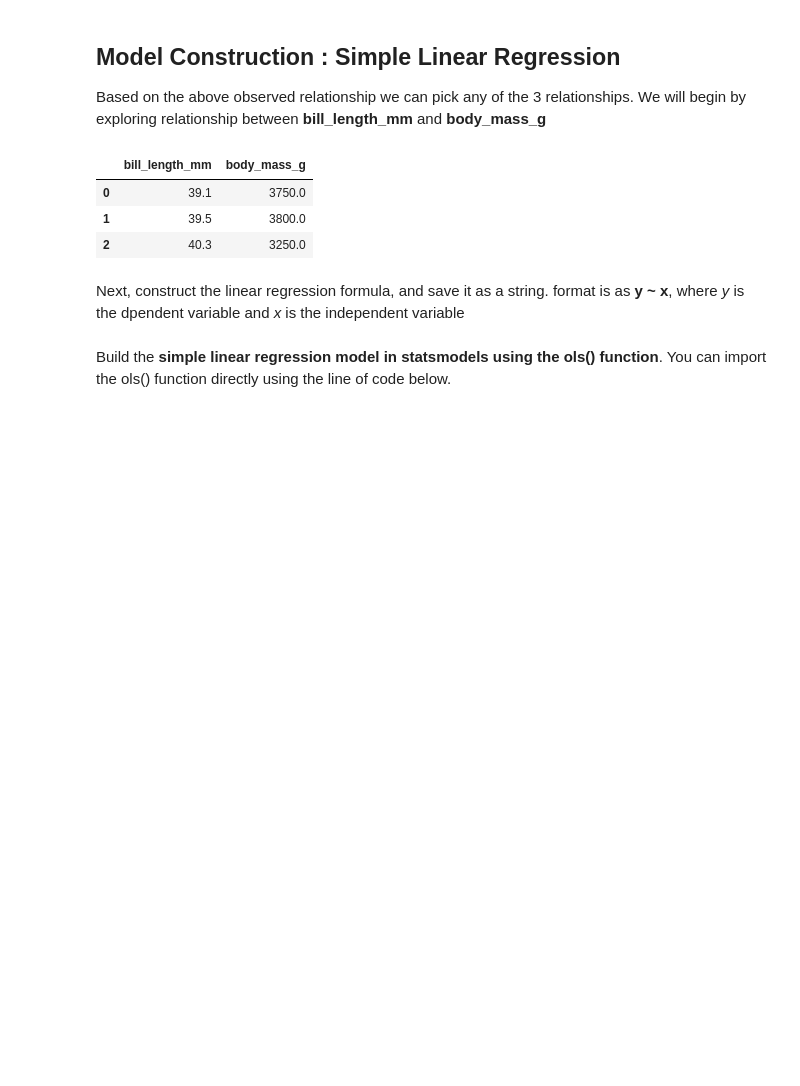
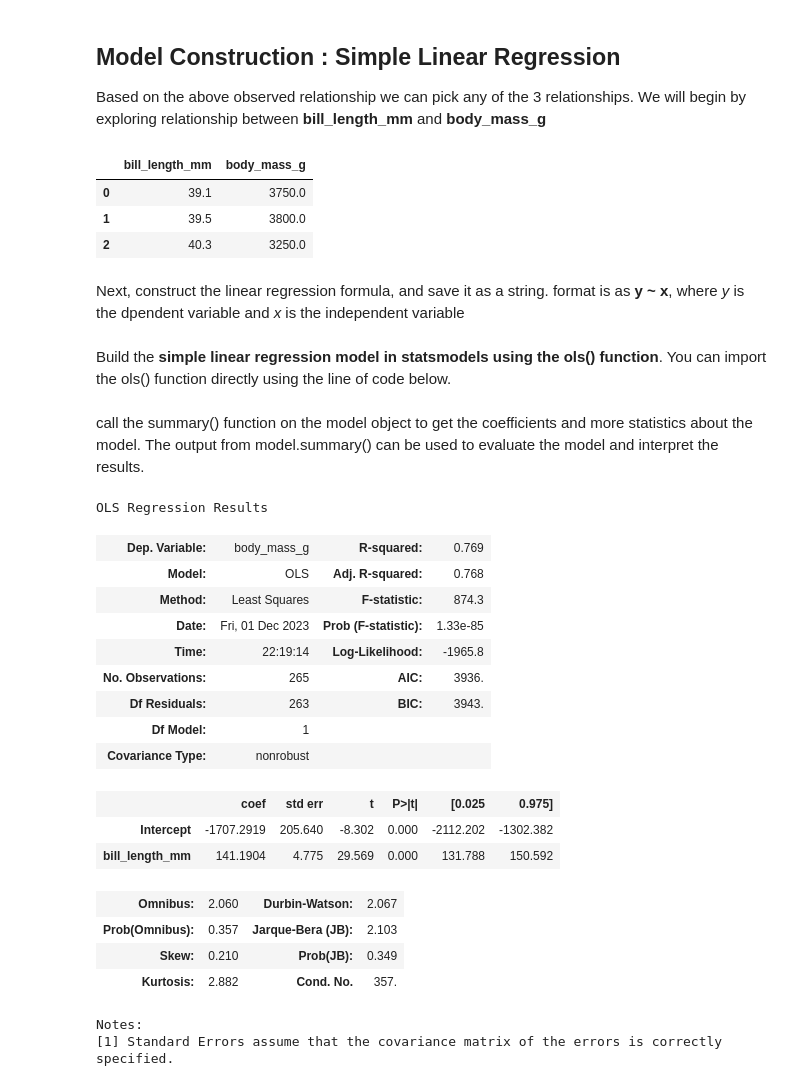
Before and after one commit to toxac/ada_python, a Jupyter notebook: regression/SimpleLinearRegression.ipynb, the cells around one changed output. Cells and saved outputs as stored; diff of their text form; code cells hidden in the pictures; blank space fills up the shorter version.

Commit message:
model

```diff
--- a/regression/SimpleLinearRegression.ipynb
+++ b/regression/SimpleLinearRegression.ipynb
@@ -118,3 +118,30 @@ Build the **simple linear regression model in statsmodels using the ols() functi
 # %%
 # Import ols function from statsmodel
 from statsmodels.formula.api import ols
+# %%
+OLS = ols(formula = ols_formula, data = ols_data)
+model = OLS.fit()
+# %% [markdown]
+call the summary() function on the model object to get the coefficients and more statistics about the model. The output from model.summary() can be used to evaluate the model and interpret the results.
+# %%
+model.summary()
+# %% [output]
+OLS Regression Results
+| Dep. Variable: | body_mass_g | R-squared: | 0.769 |
+| Model: | OLS | Adj. R-squared: | 0.768 |
+| Method: | Least Squares | F-statistic: | 874.3 |
+| Date: | Fri, 01 Dec 2023 | Prob (F-statistic): | 1.33e-85 |
+| Time: | 22:19:14 | Log-Likelihood: | -1965.8 |
+| No. Observations: | 265 | AIC: | 3936. |
+| Df Residuals: | 263 | BIC: | 3943. |
+| Df Model: | 1 |  |  |
+| Covariance Type: | nonrobust |  |  |
+|  | coef | std err | t | P>|t| | [0.025 | 0.975] |
+| Intercept | -1707.2919 | 205.640 | -8.302 | 0.000 | -2112.202 | -1302.382 |
+| bill_length_mm | 141.1904 | 4.775 | 29.569 | 0.000 | 131.788 | 150.592 |
+| Omnibus: | 2.060 | Durbin-Watson: | 2.067 |
+| Prob(Omnibus): | 0.357 | Jarque-Bera (JB): | 2.103 |
+| Skew: | 0.210 | Prob(JB): | 0.349 |
+| Kurtosis: | 2.882 | Cond. No. | 357. |
+Notes:
+[1] Standard Errors assume that the covariance matrix of the errors is correctly specified.
```
Also changed, not shown: parts of 1 cell of this notebook.
